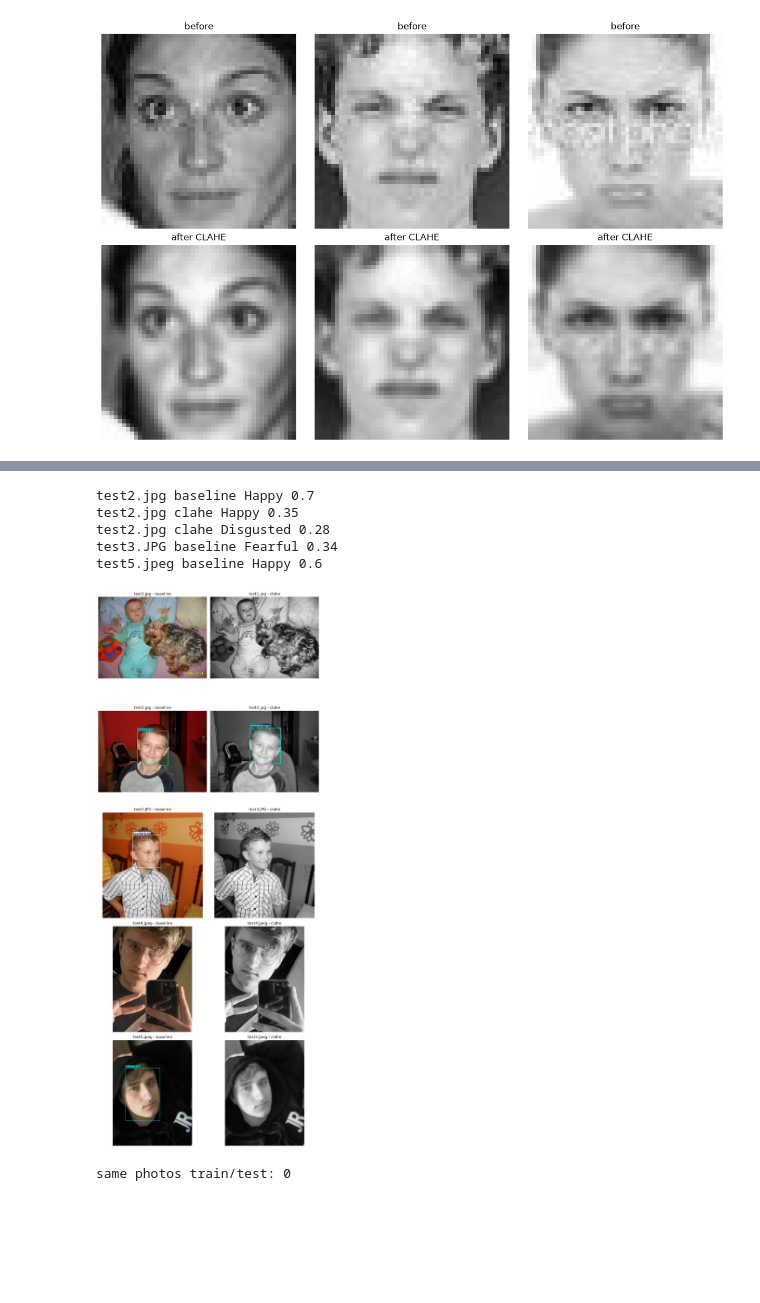
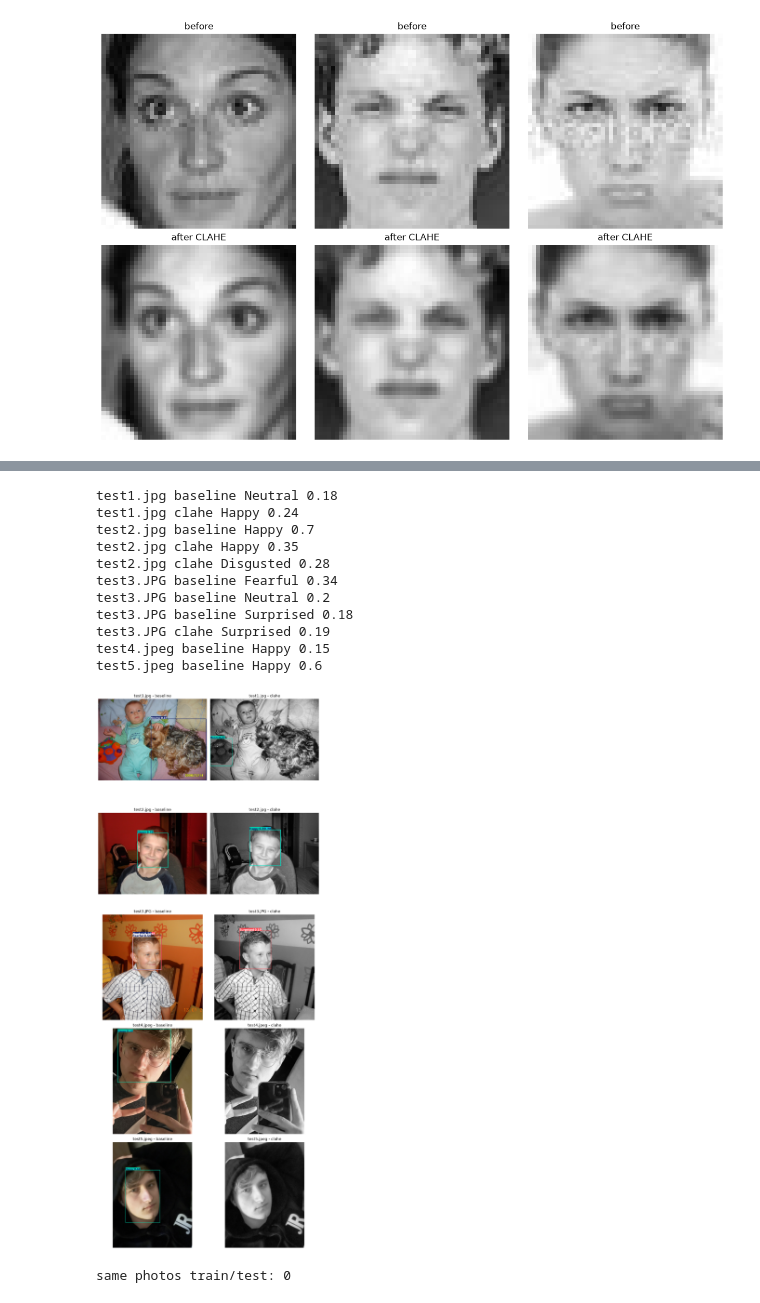
Before and after one commit to oblivi0n-arch/edu-grafika-lab3, a Jupyter notebook: image-detection.ipynb, the cells around one changed output, grey strips where cells are left out. Drawn from its saved outputs; the diff is of its cells as text; code cells hidden in the pictures; blank space fills up the shorter version.

Commit message:
chore: lower confidence threshold for sample predictions

```diff
--- a/image-detection.ipynb
+++ b/image-detection.ipynb
@@ -122,34 +122,40 @@ clahe mAP50: 0.6 mAP50-95: 0.578 precision: 0.477 recall: 0.696
 # %%
 paths = [p for p in sorted(Path("samples").iterdir())
          if p.suffix.lower() in (".jpg", ".jpeg")]
 
 model_b = YOLO("results/baseline/best.pt")
 model_c = YOLO("results/clahe/best.pt")
 
 fig, axes = plt.subplots(len(paths), 2, figsize=(10, 5 * len(paths)), squeeze=False)
 
 for row, path in enumerate(paths):
     img = cv2.imread(str(path))
-    res_b = model_b.predict(img, imgsz=IMGSZ, conf=0.25, verbose=False)[0]
-    res_c = model_c.predict(apply_clahe(img), imgsz=IMGSZ, conf=0.25, verbose=False)[0]
+    res_b = model_b.predict(img, imgsz=IMGSZ, conf=0.15, verbose=False)[0]
+    res_c = model_c.predict(apply_clahe(img), imgsz=IMGSZ, conf=0.15, verbose=False)[0]
 
     for col, (res, title) in enumerate([(res_b, "baseline"), (res_c, "clahe")]):
         axes[row, col].imshow(cv2.cvtColor(res.plot(), cv2.COLOR_BGR2RGB))
         axes[row, col].set_title(f"{path.name} - {title}")
         axes[row, col].axis("off")
         for box in res.boxes:
             print(path.name, title, NAMES[int(box.cls)], round(float(box.conf), 2))
 
 plt.tight_layout()
 plt.savefig("results/prediction_examples.png", dpi=100)
 plt.show()
 # %% [output]
+test1.jpg baseline Neutral 0.18
+test1.jpg clahe Happy 0.24
 test2.jpg baseline Happy 0.7
 test2.jpg clahe Happy 0.35
 test2.jpg clahe Disgusted 0.28
 test3.JPG baseline Fearful 0.34
+test3.JPG baseline Neutral 0.2
+test3.JPG baseline Surprised 0.18
+test3.JPG clahe Surprised 0.19
+test4.jpeg baseline Happy 0.15
 test5.jpeg baseline Happy 0.6
-[figure, old version]
+[figure, new version]
 # %%
 def hashes(split):
     return {hashlib.md5(p.read_bytes()).hexdigest()
```
Also changed, not shown: 1 other file.
